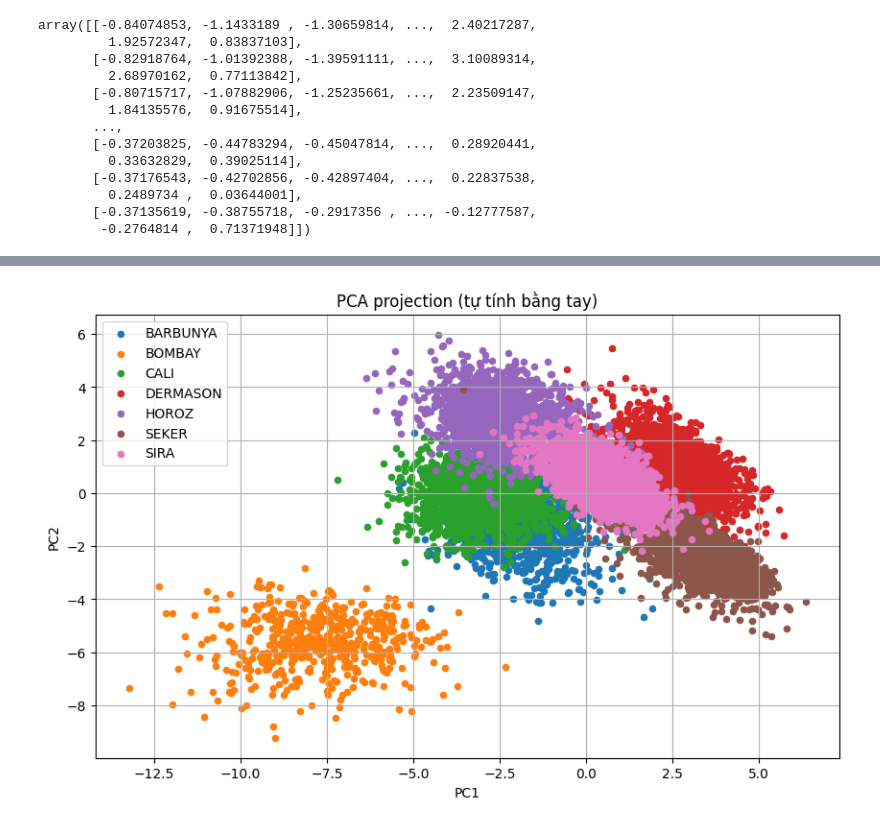
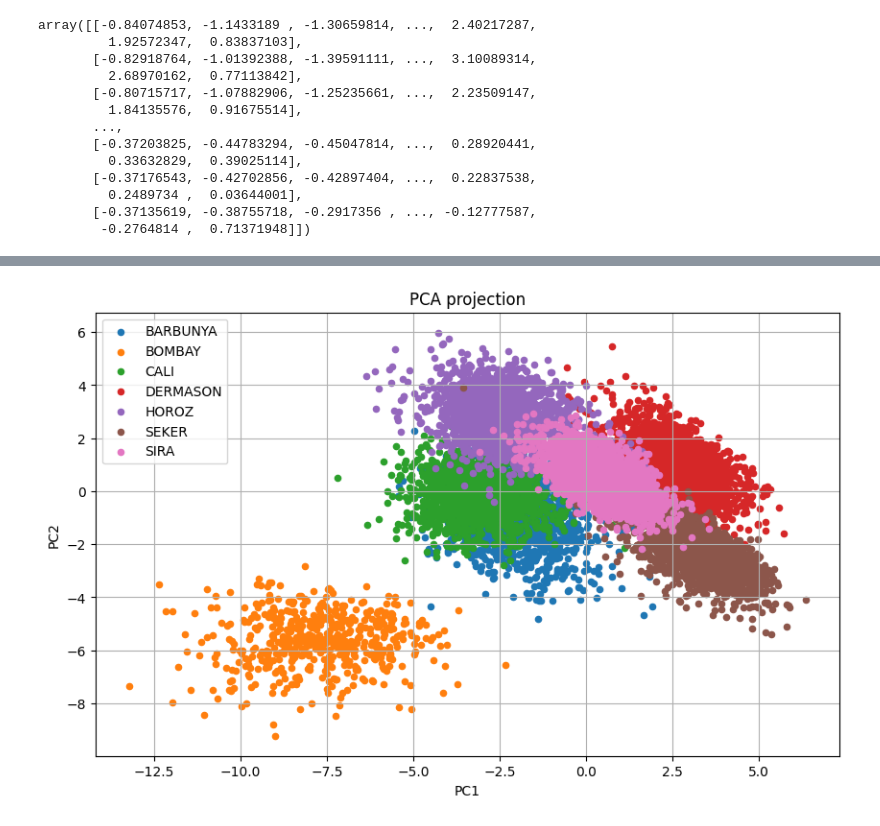
Before and after one commit to alaricbat/SoftmaxRegression, a Jupyter notebook: SoftmaxRegression/program/softmax_handson.ipynb, the cells around one changed output, grey strips where cells are left out. Cells and saved outputs as stored; diff of their text form; code cells hidden in the pictures.

```diff
--- a/SoftmaxRegression/program/softmax_handson.ipynb
+++ b/SoftmaxRegression/program/softmax_handson.ipynb
@@ -135,0 +114,6 @@ array([[ 1.00007348,  0.96679321,  0.93190206,  0.95167152,  0.24175256,
+# %%
+#counting for covariance matrix
+display(Image(filename='../photos/fomulation/covariance_matrix.png'))
+
+cov_matrix = (1 / (X_scaled.shape[0] - 1)) * np.dot(X_scaled.T, X_scaled)
+cov_matrix
@@ -148,18 +206,18 @@ X_pca = np.dot(X_scaled, W)
 # %%
 import matplotlib.pyplot as plt
 
 df_pca = pd.DataFrame(X_pca, columns=["PC1", "PC2"])
 df_pca['Class'] = y
 
 plt.figure(figsize=(10,6))
 for label in np.unique(y):
     subset = df_pca[df_pca['Class'] == label]
     plt.scatter(subset["PC1"], subset["PC2"], label=label, s=20)
 plt.legend()
-plt.title("PCA projection (tự tính bằng tay)")
+plt.title("PCA projection")
 plt.xlabel("PC1")
 plt.ylabel("PC2")
 plt.grid(True)
 plt.show()
 # %% [output]
-[figure, old version]
+[figure, new version]
```
Also changed, not shown: parts of 15 cells of this notebook, 4 other files.
